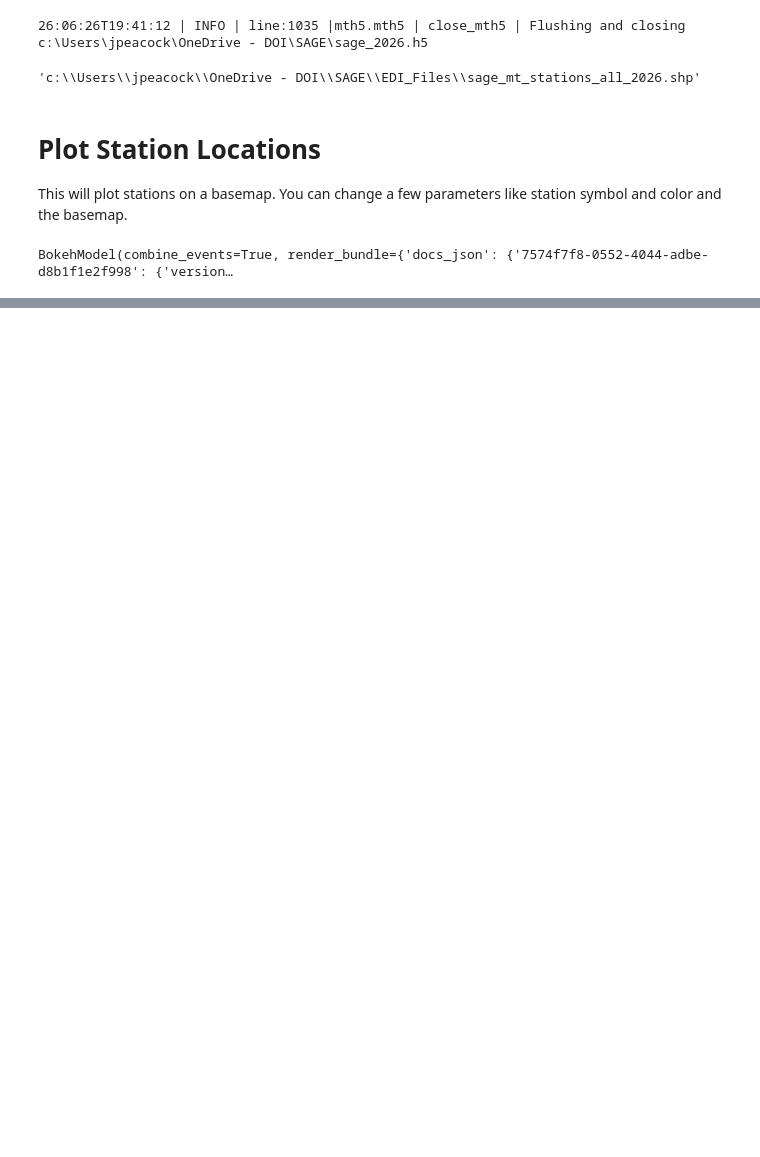
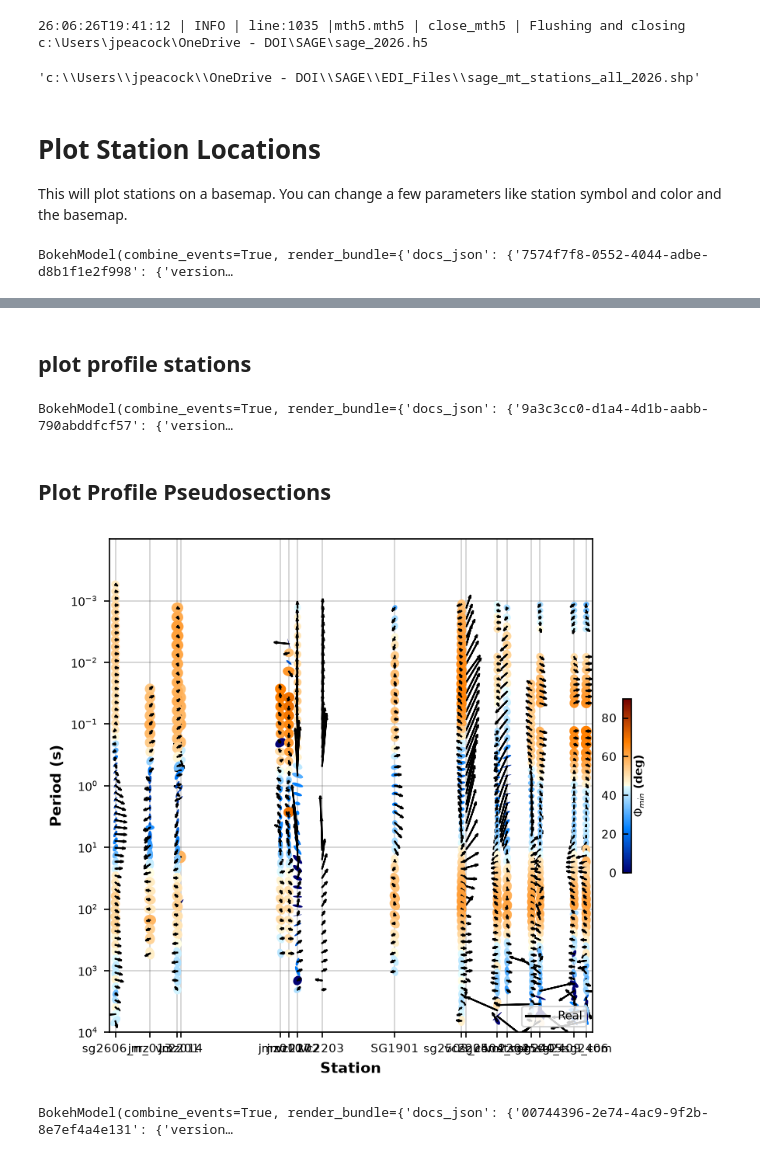
Before and after one commit to SAGE-Geophysical-Field-Camp/SAGE-Geophysical-Field-Camp.github.io, a Jupyter notebook: notebooks/mt/mt_plotting.ipynb, the cells around one changed output, grey strips where cells are left out. Saved outputs shown, nothing was run; the diff lists cells and outputs as text; code cells hidden in the pictures; blank space fills up the shorter version.

```diff
--- a/notebooks/mt/mt_plotting.ipynb
+++ b/notebooks/mt/mt_plotting.ipynb
@@ -65,0 +106,25 @@ BokehModel(combine_events=True, render_bundle={'docs_json': {'7574f7f8-0552-4044
+# %%
+md.utm_epsg = 32613
+# %%
+profile = md.get_profile(-106.5, 35.96, -106.3, 35.96, 1500)
+# %% [markdown]
+## plot profile stations
+# %%
+profile_stations = profile.plot_stations()
+profile_stations.panel().servable()
+# %% [output]
+BokehModel(combine_events=True, render_bundle={'docs_json': {'9a3c3cc0-d1a4-4d1b-aabb-790abddfcf57': {'version…
+# %% [markdown]
+## Plot Profile Pseudosections
+# %%
+profile_pt_ps = profile.plot_phase_tensor_pseudosection(backend="matplotlib")
+profile_pt_ps.x_stretch = 5
+profile_pt_ps.plot_tipper = "yr"
+profile_pt_ps.plot()
+# %% [output]
+[figure, added]
+# %%
+profile_res_ps = profile.plot_resistivity_phase_pseudosections()
+profile_res_ps.panel().servable()
+# %% [output]
+BokehModel(combine_events=True, render_bundle={'docs_json': {'00744396-2e74-4ac9-9f2b-8e7ef4a4e131': {'version…
```
Also changed, not shown: parts of 8 cells of this notebook.
